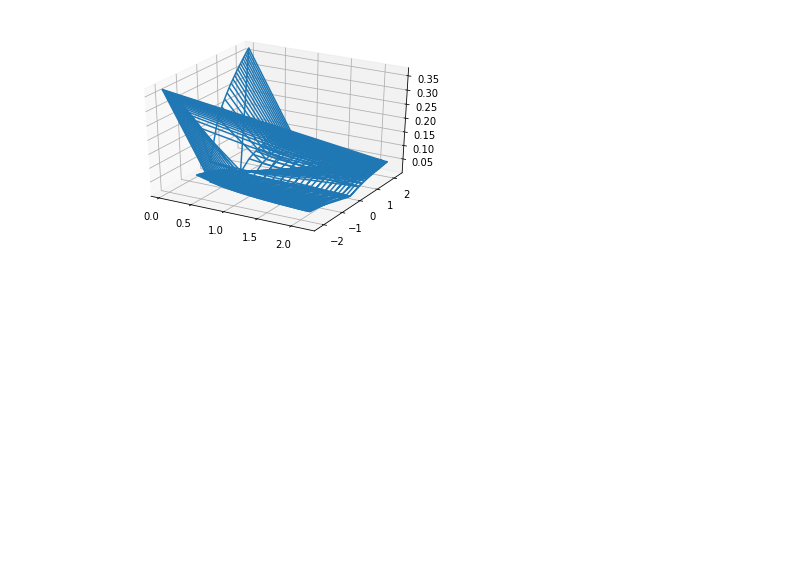
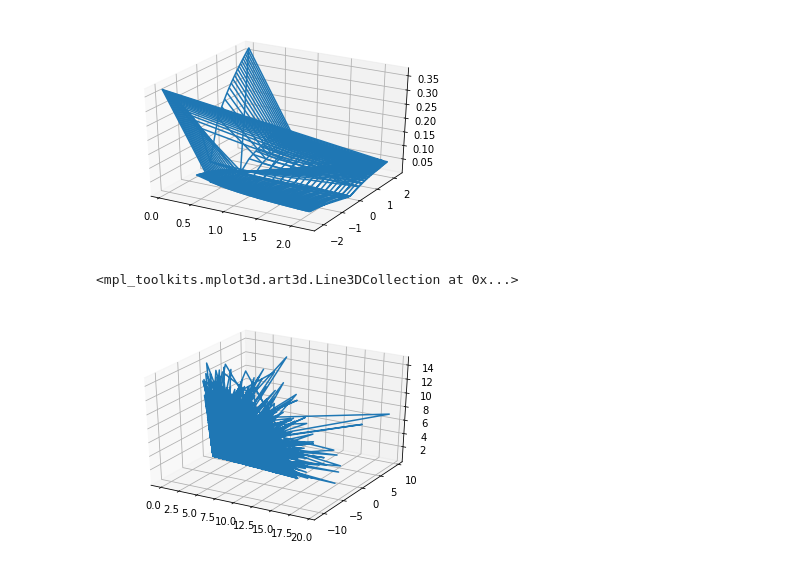
Before and after one commit to nchiprut/cvxOpt, a Jupyter notebook: psdCone.ipynb, the cells around one changed output. Saved outputs shown, nothing was run; the diff lists cells and outputs as text; code cells hidden in the pictures; blank space fills up the shorter version.

```diff
--- a/psdCone.ipynb
+++ b/psdCone.ipynb
@@ -36,3 +36,16 @@ ax.plot_wireframe(X_L, Y_L, Z_L)
 # %% [output]
 <mpl_toolkits.mplot3d.art3d.Line3DCollection at 0x...>
 [figure]
+# %%
+x = np.random.randn(40000).reshape(-1,2,2)
+psds = np.einsum('lij,ljk->lik', x, x.transpose(0,2,1))
+X = psds[:,0,0]
+Y = psds[:,1,0]
+Z = psds[:,1,1]
+# %%
+fig = plt.figure()
+ax = fig.gca(projection='3d')
+ax.plot_wireframe(X, Y, Z)
+# %% [output]
+<mpl_toolkits.mplot3d.art3d.Line3DCollection at 0x...>
+[figure, added]
```
Also changed, not shown: parts of 2 cells of this notebook.
